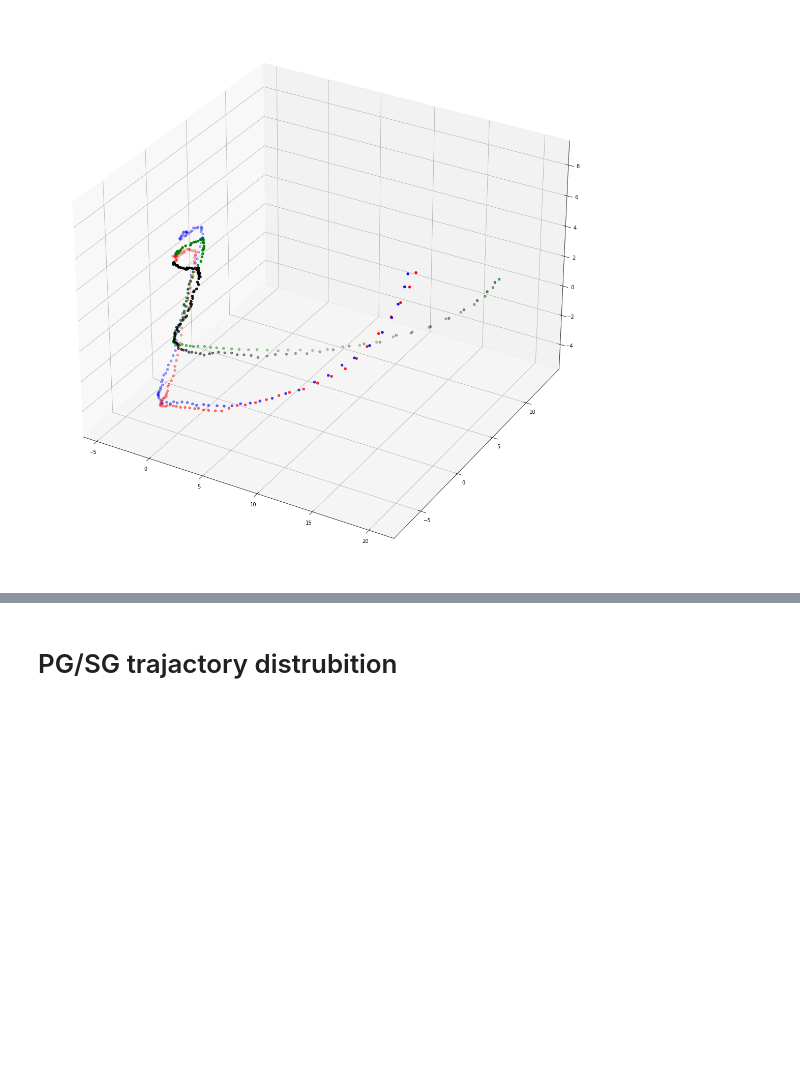
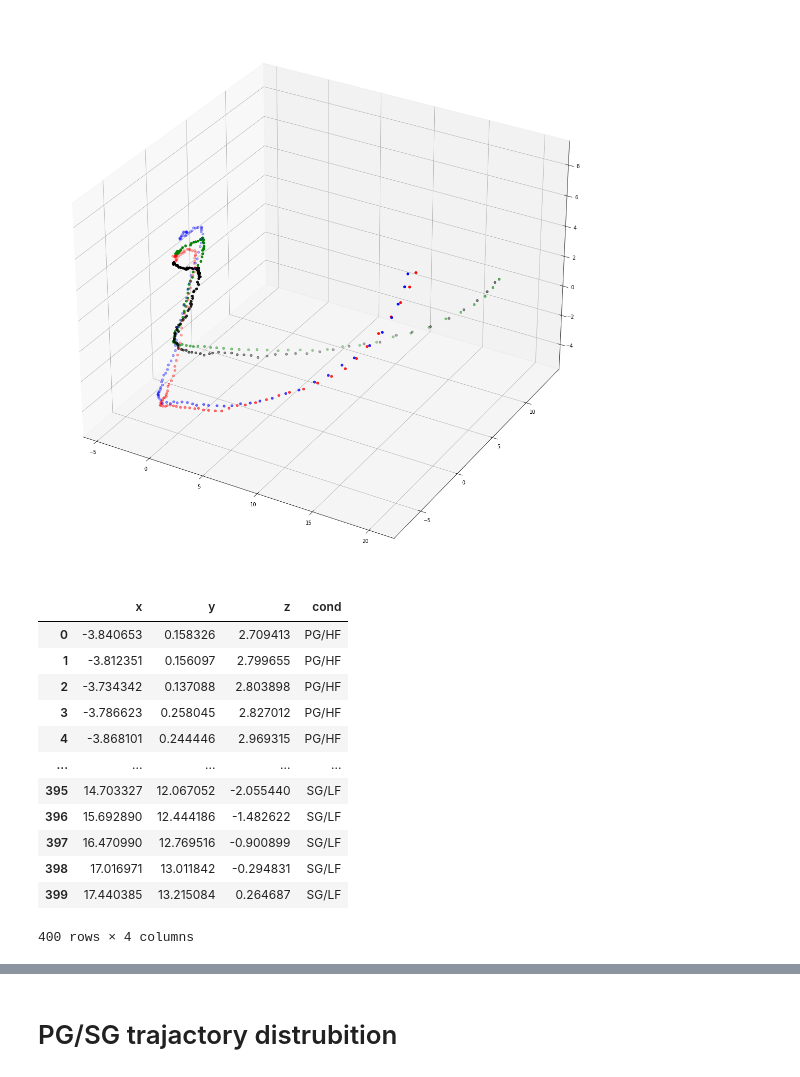
Before and after one commit to CONECT-INT/2022_CENTURI-SummerSchool, a Jupyter notebook: dev/dataset2_river.ipynb, the cells around one changed output, grey strips where cells are left out. Saved outputs shown, nothing was run; the diff lists cells and outputs as text; code cells hidden in the pictures; blank space fills up the shorter version.

```diff
--- a/dev/dataset2_river.ipynb
+++ b/dev/dataset2_river.ipynb
@@ -235,0 +247,16 @@ ax.scatter3D(score_cond4[:,0], score_cond4[:,1], score_cond4[:,2], c='g');
+# %%
+df
+# %% [output]
+|  | x | y | z | cond |
+| 0 | -3.840653 | 0.158326 | 2.709413 | PG/HF |
+| 1 | -3.812351 | 0.156097 | 2.799655 | PG/HF |
+| 2 | -3.734342 | 0.137088 | 2.803898 | PG/HF |
+| 3 | -3.786623 | 0.258045 | 2.827012 | PG/HF |
+| 4 | -3.868101 | 0.244446 | 2.969315 | PG/HF |
+| ... | ... | ... | ... | ... |
+| 395 | 14.703327 | 12.067052 | -2.055440 | SG/LF |
+| 396 | 15.692890 | 12.444186 | -1.482622 | SG/LF |
+| 397 | 16.470990 | 12.769516 | -0.900899 | SG/LF |
+| 398 | 17.016971 | 13.011842 | -0.294831 | SG/LF |
+| 399 | 17.440385 | 13.215084 | 0.264687 | SG/LF |
+400 rows × 4 columns
```
Also changed, not shown: parts of 7 cells of this notebook.
